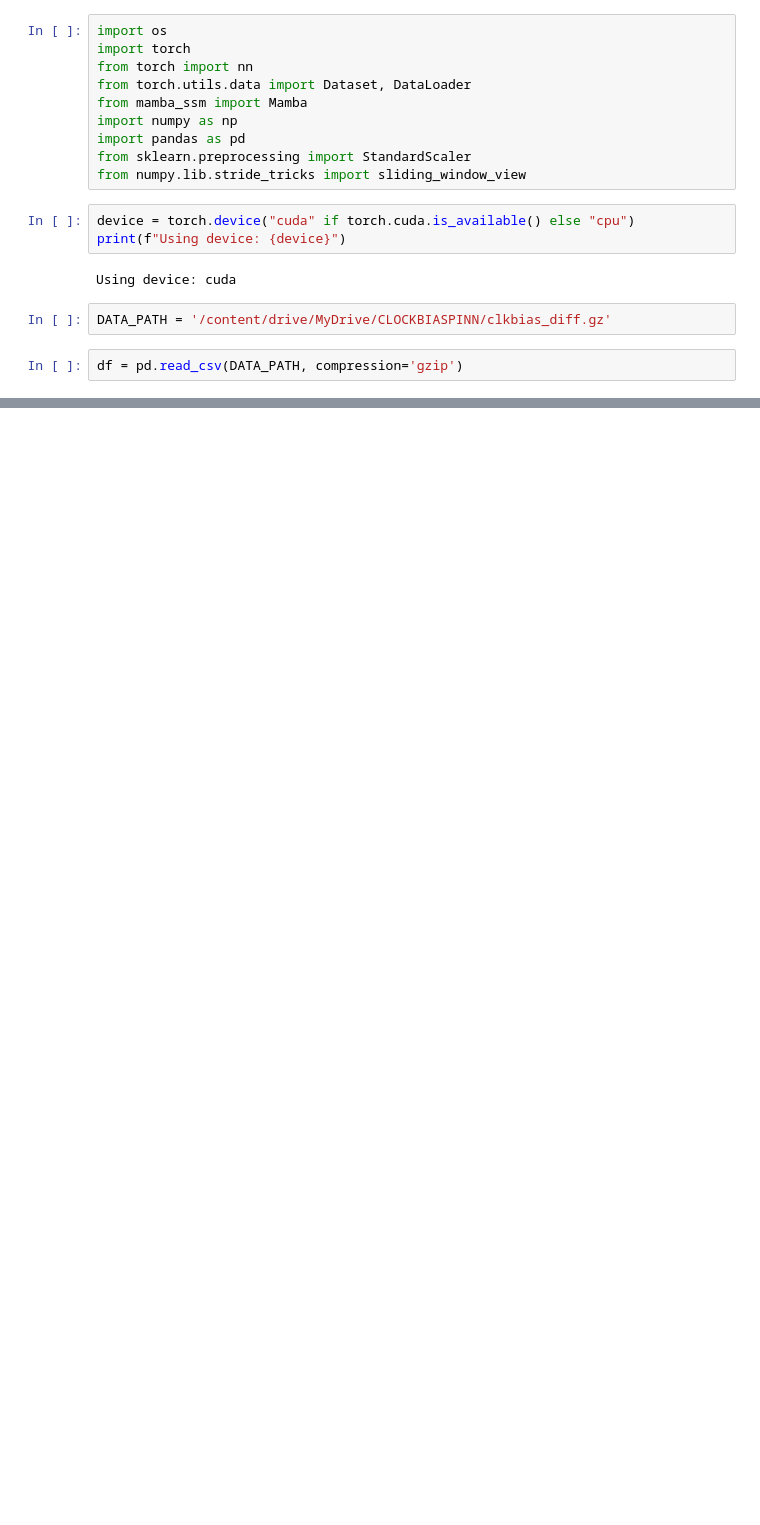
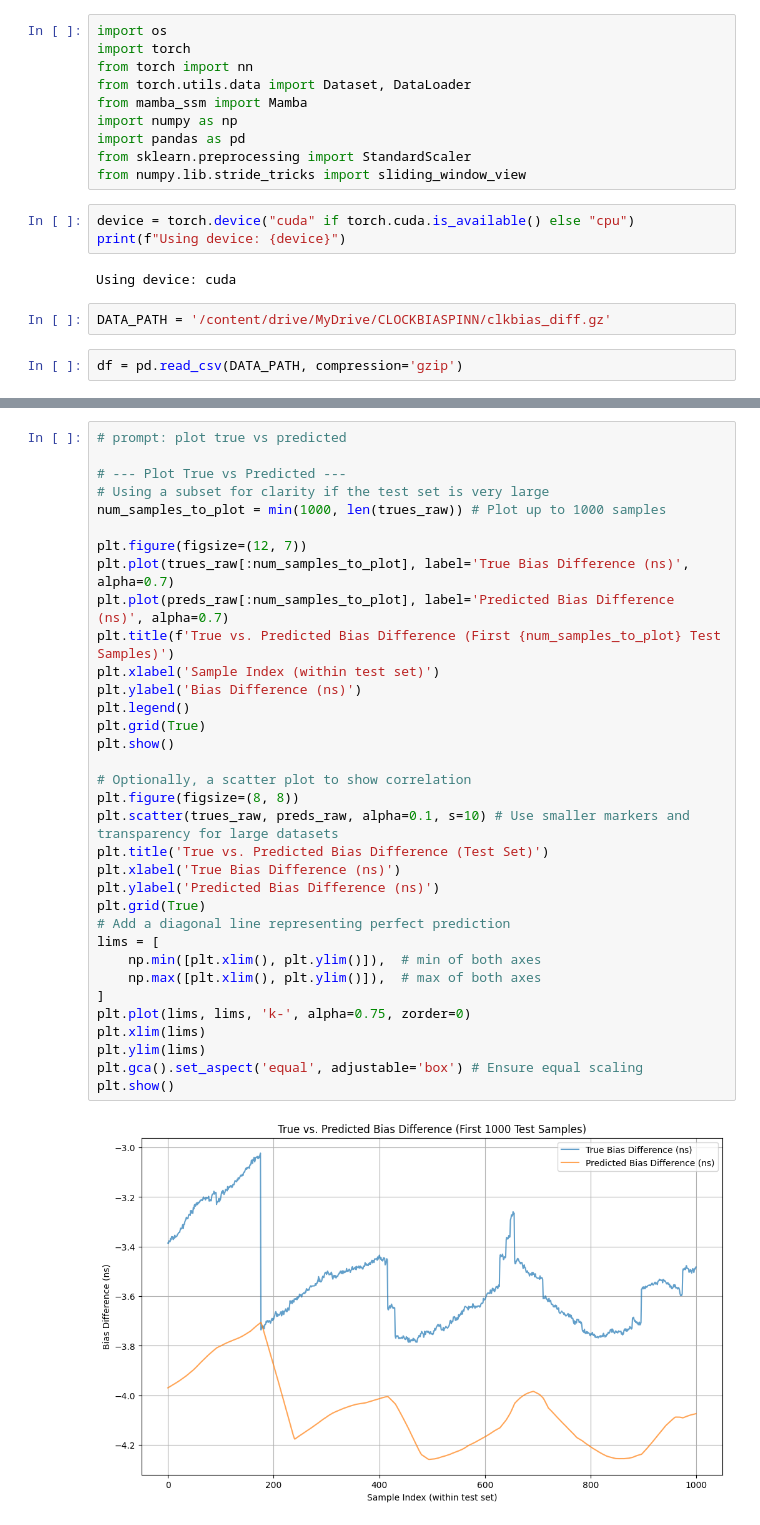
Before and after one commit to gd-Sahat/ClockBiasPINN, a Jupyter notebook: tsf_mamba.ipynb, the cells around one changed output, grey strips where cells are left out. Drawn from its saved outputs; the diff is of its cells as text; blank space fills up the shorter version.

```diff
--- a/tsf_mamba.ipynb
+++ b/tsf_mamba.ipynb
@@ -184,0 +615,36 @@ KeyboardInterrupt:
+# %%
+# prompt: plot true vs predicted
+
+# --- Plot True vs Predicted ---
+# Using a subset for clarity if the test set is very large
+num_samples_to_plot = min(1000, len(trues_raw)) # Plot up to 1000 samples
+
+plt.figure(figsize=(12, 7))
+plt.plot(trues_raw[:num_samples_to_plot], label='True Bias Difference (ns)', alpha=0.7)
+plt.plot(preds_raw[:num_samples_to_plot], label='Predicted Bias Difference (ns)', alpha=0.7)
+plt.title(f'True vs. Predicted Bias Difference (First {num_samples_to_plot} Test Samples)')
+plt.xlabel('Sample Index (within test set)')
+plt.ylabel('Bias Difference (ns)')
+plt.legend()
+plt.grid(True)
+plt.show()
+
+# Optionally, a scatter plot to show correlation
+plt.figure(figsize=(8, 8))
+plt.scatter(trues_raw, preds_raw, alpha=0.1, s=10) # Use smaller markers and transparency for large datasets
+plt.title('True vs. Predicted Bias Difference (Test Set)')
+plt.xlabel('True Bias Difference (ns)')
+plt.ylabel('Predicted Bias Difference (ns)')
+plt.grid(True)
+# Add a diagonal line representing perfect prediction
+lims = [
+    np.min([plt.xlim(), plt.ylim()]),  # min of both axes
+    np.max([plt.xlim(), plt.ylim()]),  # max of both axes
+]
+plt.plot(lims, lims, 'k-', alpha=0.75, zorder=0)
+plt.xlim(lims)
+plt.ylim(lims)
+plt.gca().set_aspect('equal', adjustable='box') # Ensure equal scaling
+plt.show()
+# %% [output]
+[figure, added]
```
Also changed, not shown: parts of 29 cells of this notebook.
